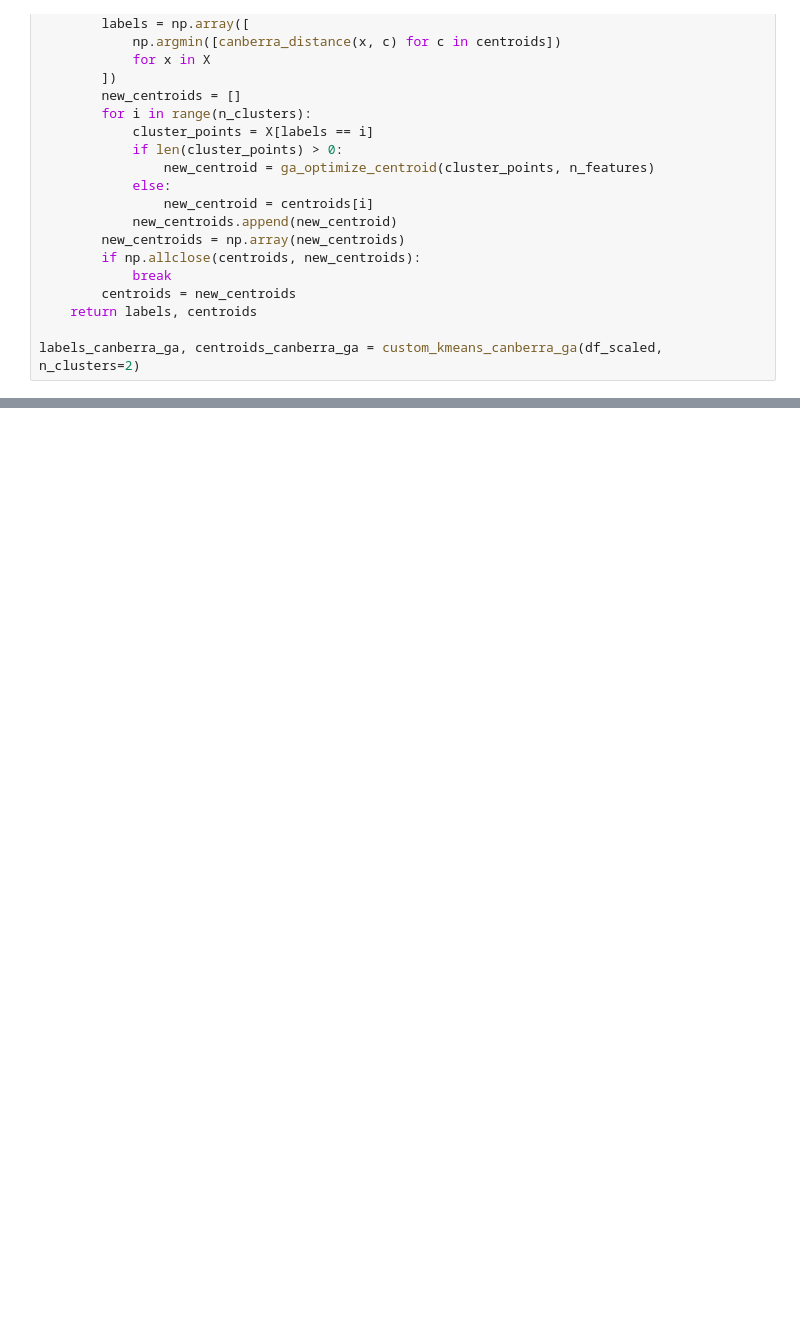
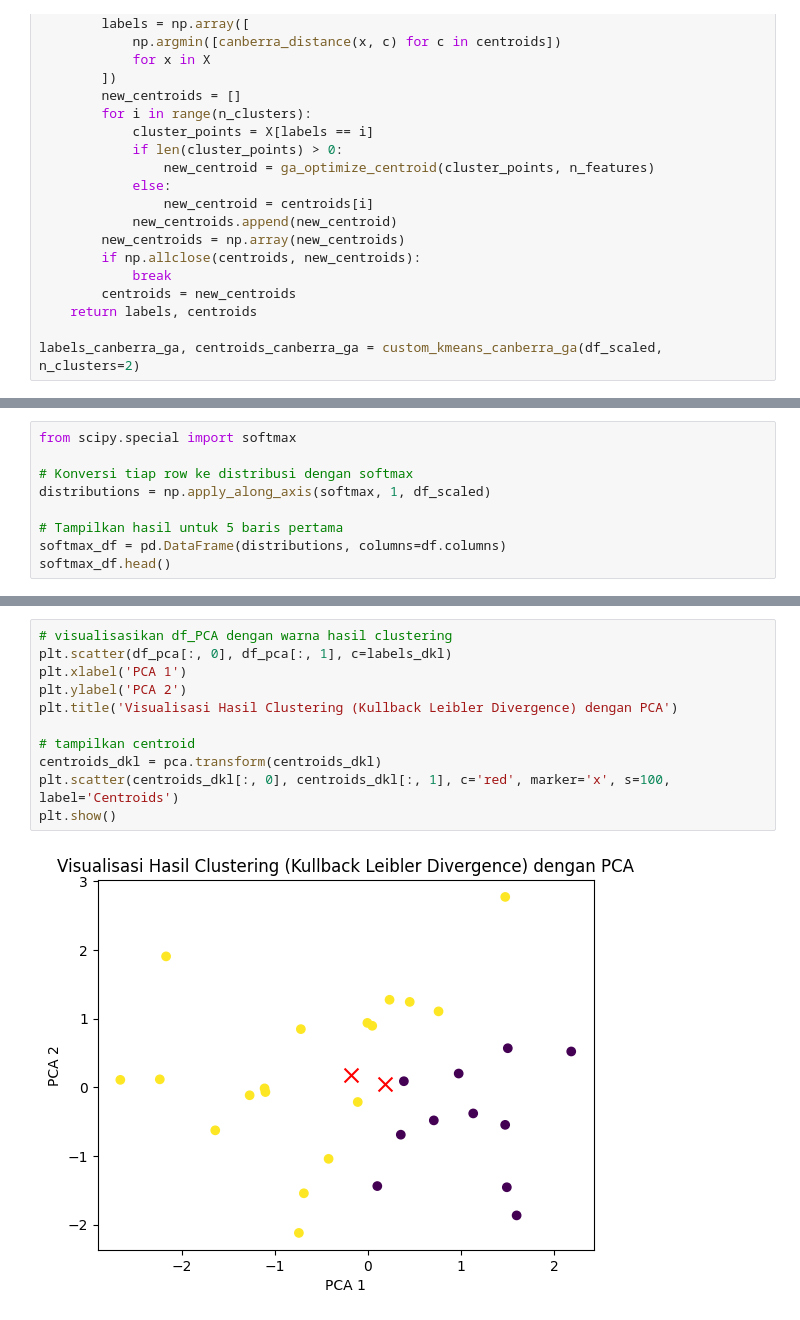
Before and after one commit to gikirima/TugasML_Kmeans, a Jupyter notebook: K_means_custom_metrics.ipynb, the cells around one changed output, grey strips where cells are left out. Saved outputs shown, nothing was run; the diff lists cells and outputs as text; blank space fills up the shorter version.

```diff
--- a/K_means_custom_metrics.ipynb
+++ b/K_means_custom_metrics.ipynb
@@ -649,0 +770,9 @@ Silhouette Score (Canberra Distance): 0.0764
+# %%
+from scipy.special import softmax
+
+# Konversi tiap row ke distribusi dengan softmax
+distributions = np.apply_along_axis(softmax, 1, df_scaled)
+
+# Tampilkan hasil untuk 5 baris pertama
+softmax_df = pd.DataFrame(distributions, columns=df.columns)
+softmax_df.head()
@@ -649,0 +830,13 @@ Silhouette Score (Canberra Distance): 0.0764
+# %%
+# visualisasikan df_PCA dengan warna hasil clustering
+plt.scatter(df_pca[:, 0], df_pca[:, 1], c=labels_dkl)
+plt.xlabel('PCA 1')
+plt.ylabel('PCA 2')
+plt.title('Visualisasi Hasil Clustering (Kullback Leibler Divergence) dengan PCA')
+
+# tampilkan centroid
+centroids_dkl = pca.transform(centroids_dkl)
+plt.scatter(centroids_dkl[:, 0], centroids_dkl[:, 1], c='red', marker='x', s=100, label='Centroids')
+plt.show()
+# %% [output]
+[figure, added]
```
Also changed, not shown: parts of 23 cells of this notebook.
